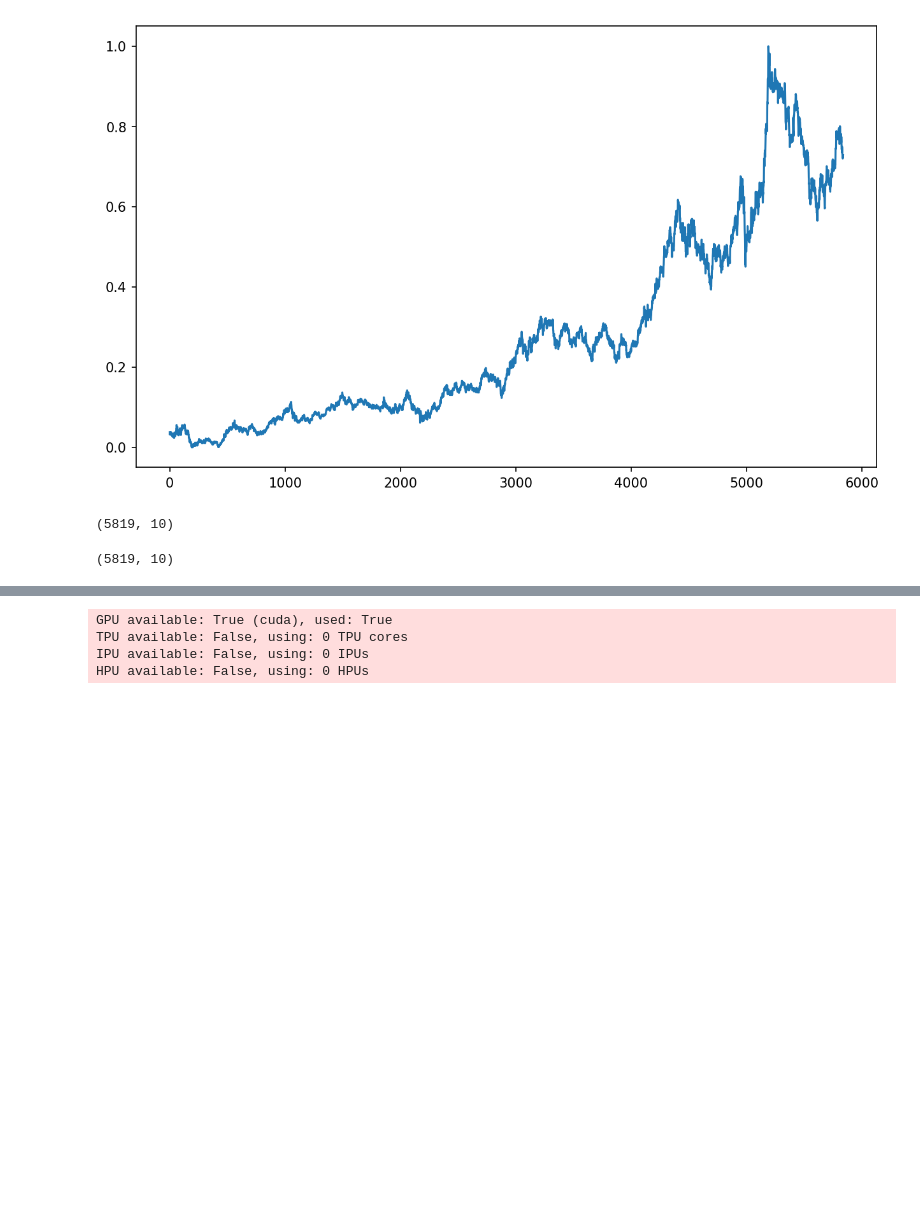
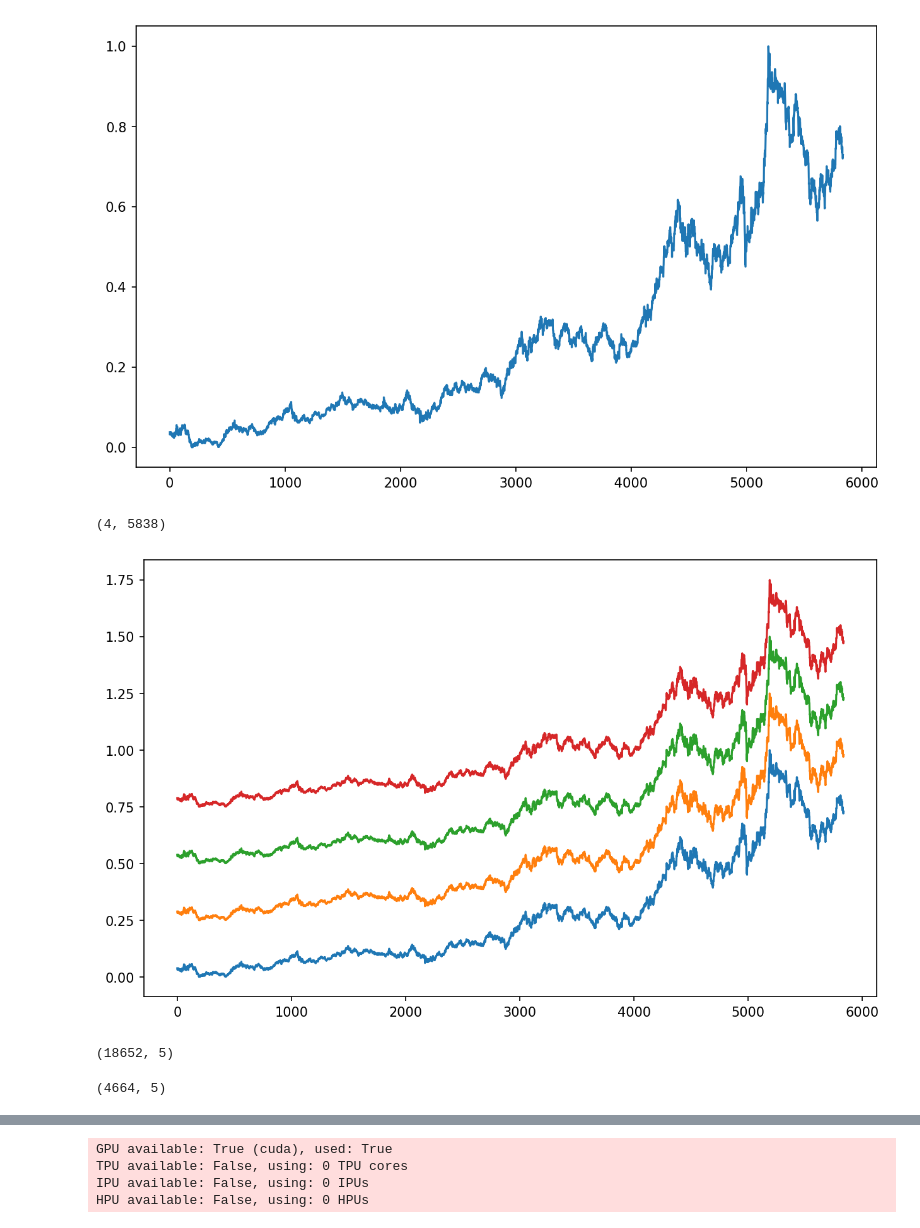
Before and after one commit to Axect/MLTest, a Jupyter notebook: new/stock_forecasting/mlp.ipynb, the cells around one changed output, grey strips where cells are left out. Drawn from its saved outputs; the diff is of its cells as text; code cells hidden in the pictures; blank space fills up the shorter version.

```diff
--- a/new/stock_forecasting/mlp.ipynb
+++ b/new/stock_forecasting/mlp.ipynb
@@ -42,9 +50,7 @@ close
 array([ 6110,  5580,  5620, ..., 66600, 66600, 67100])
 # %%
 # Normalize
-close_max = np.max(close)
-close_min = np.min(close)
-close = (close - close_min) / (close_max - close_min)
+close, close_max, close_min = normalize(close)
 
 plt.figure(figsize=(10, 6), dpi=150)
 plt.plot(close)
@@ -63,0 +60,14 @@ X, y = sliding_window(close, 10, 10)
+# %%
+# bias augmentation
+biases = [0.0, 0.25, 0.5, 0.75]
+close_aug = np.array([close + bias for bias in biases])
+close_aug.shape
+# %% [output]
+(4, 5838)
+# %%
+plt.figure(figsize=(10, 6), dpi=150)
+for i in range(close_aug.shape[0]):
+    plt.plot(close_aug[i])
+plt.show()
+# %% [output]
+[figure, added]
@@ -64,8 +95,8 @@ X, y = sliding_window(close, 10, 10)
 # %%
-X.shape
+x_train.shape
 # %% [output]
-(5819, 10)
+(18652, 5)
 # %%
-y.shape
+x_test.shape
 # %% [output]
-(5819, 10)
+(4664, 5)
```
Also changed, not shown: parts of 26 cells of this notebook, 23 other files.
